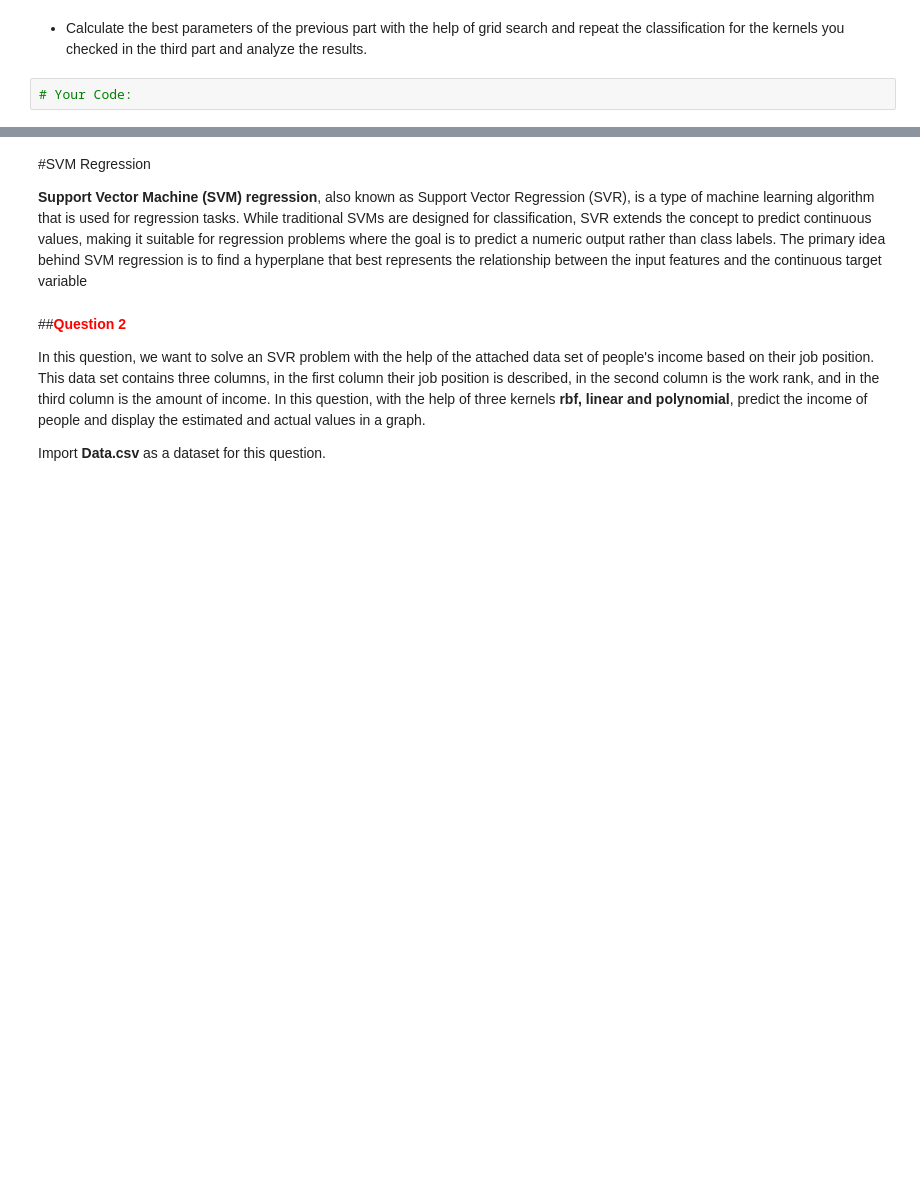
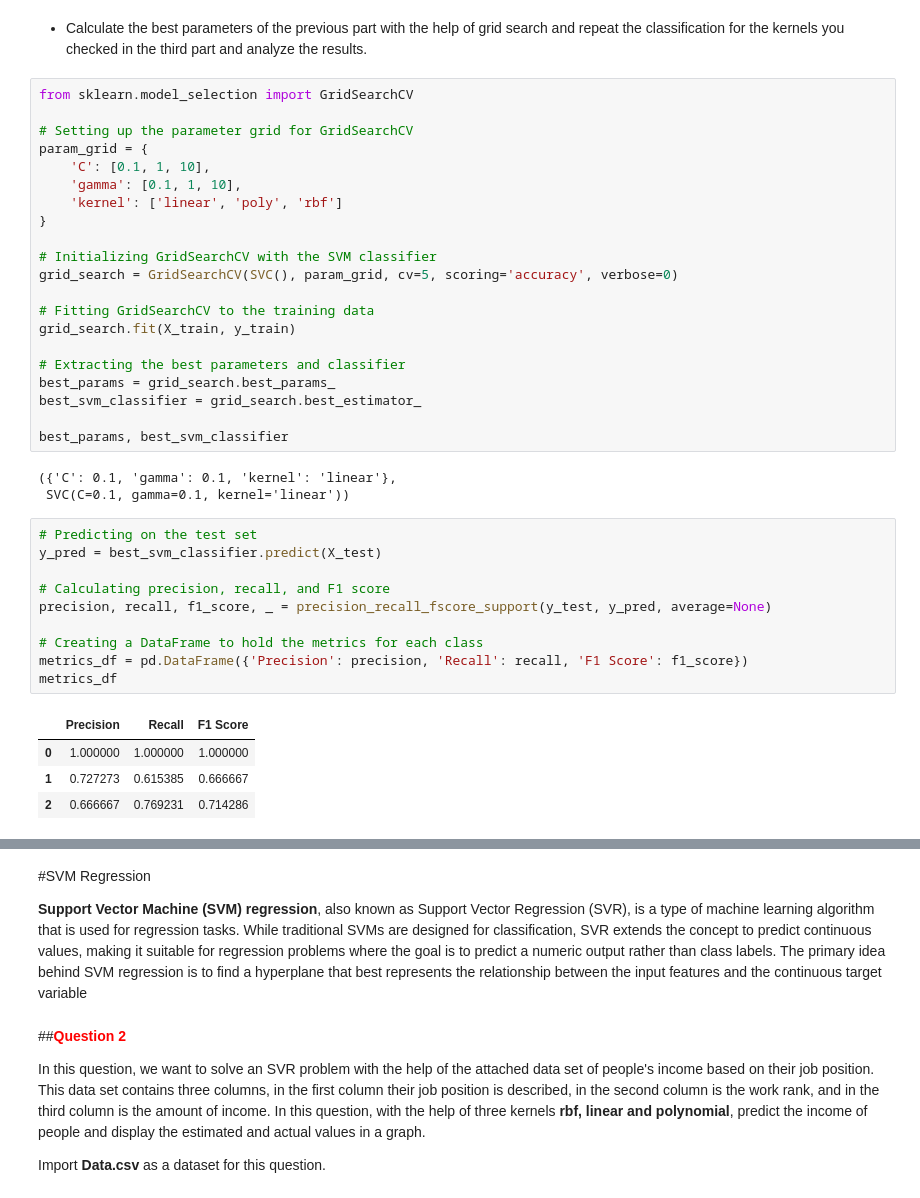
Before and after one commit to peyman886/machine-learning-coursework, a Jupyter notebook: Bahrak 1402-1/HomeWork/HW04/Machine_Learning_HW04.ipynb, the cells around one changed output, grey strips where cells are left out. Drawn from its saved outputs; the diff is of its cells as text; blank space fills up the shorter version.

```diff
--- a/Bahrak 1402-1/HomeWork/HW04/Machine_Learning_HW04.ipynb
+++ b/Bahrak 1402-1/HomeWork/HW04/Machine_Learning_HW04.ipynb
@@ -205,4 +263,41 @@ These results suggest that for the Iris dataset, which is relatively linearly se
 # %% [markdown]
 - Calculate the best parameters of the previous part with the help of grid search and repeat the classification for the kernels you checked in the third part and analyze the results.
-# %%
-# Your Code:
+# %%
+from sklearn.model_selection import GridSearchCV
+
+# Setting up the parameter grid for GridSearchCV
+param_grid = {
+    'C': [0.1, 1, 10],
+    'gamma': [0.1, 1, 10],
+    'kernel': ['linear', 'poly', 'rbf']
+}
+
+# Initializing GridSearchCV with the SVM classifier
+grid_search = GridSearchCV(SVC(), param_grid, cv=5, scoring='accuracy', verbose=0)
+
+# Fitting GridSearchCV to the training data
+grid_search.fit(X_train, y_train)
+
+# Extracting the best parameters and classifier
+best_params = grid_search.best_params_
+best_svm_classifier = grid_search.best_estimator_
+
+best_params, best_svm_classifier
+# %% [output]
+({'C': 0.1, 'gamma': 0.1, 'kernel': 'linear'},
+ SVC(C=0.1, gamma=0.1, kernel='linear'))
+# %%
+# Predicting on the test set
+y_pred = best_svm_classifier.predict(X_test)
+
+# Calculating precision, recall, and F1 score
+precision, recall, f1_score, _ = precision_recall_fscore_support(y_test, y_pred, average=None)
+
+# Creating a DataFrame to hold the metrics for each class
+metrics_df = pd.DataFrame({'Precision': precision, 'Recall': recall, 'F1 Score': f1_score})
+metrics_df
+# %% [output]
+|  | Precision | Recall | F1 Score |
+| 0 | 1.000000 | 1.000000 | 1.000000 |
+| 1 | 0.727273 | 0.615385 | 0.666667 |
+| 2 | 0.666667 | 0.769231 | 0.714286 |
```
Also changed, not shown: parts of 7 cells of this notebook.
